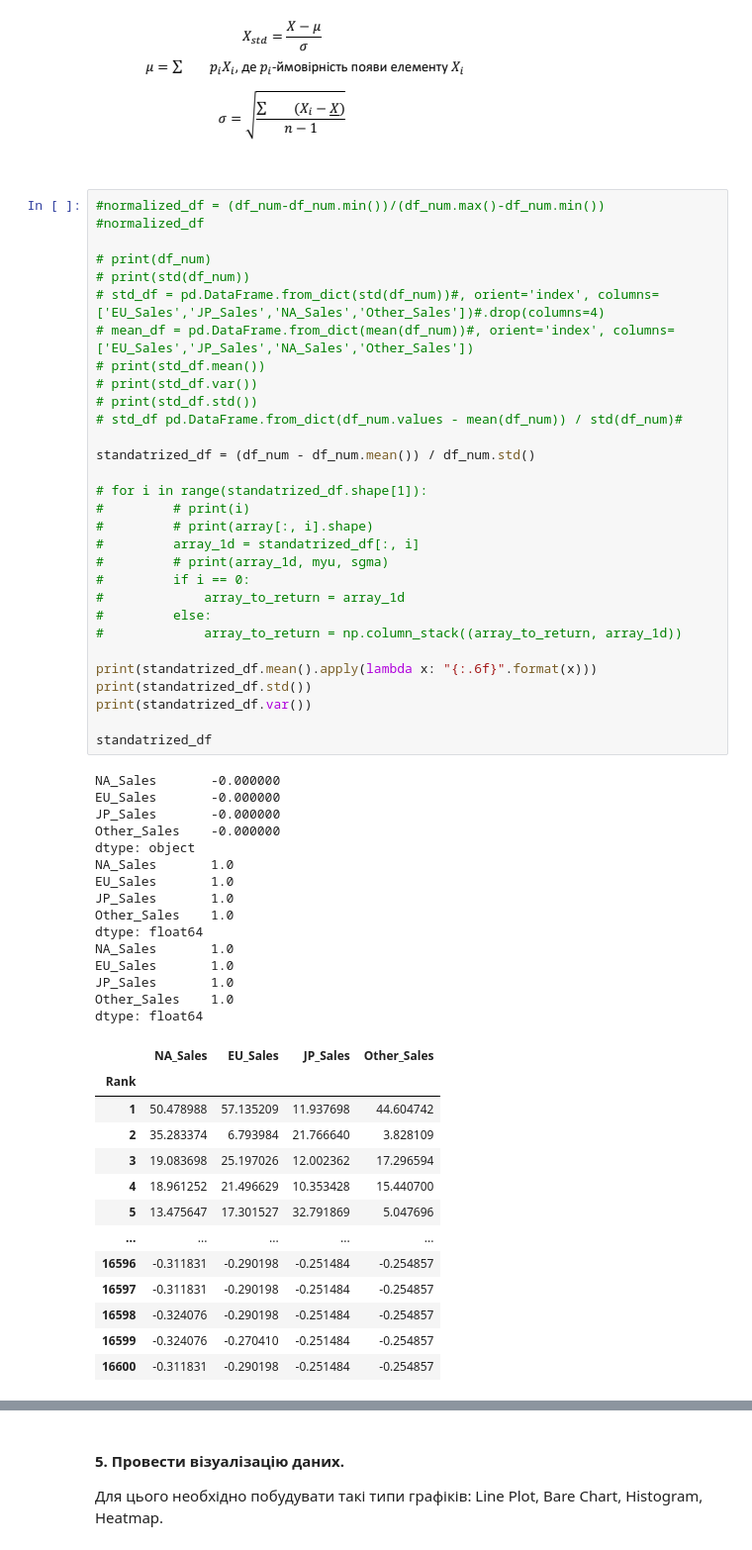
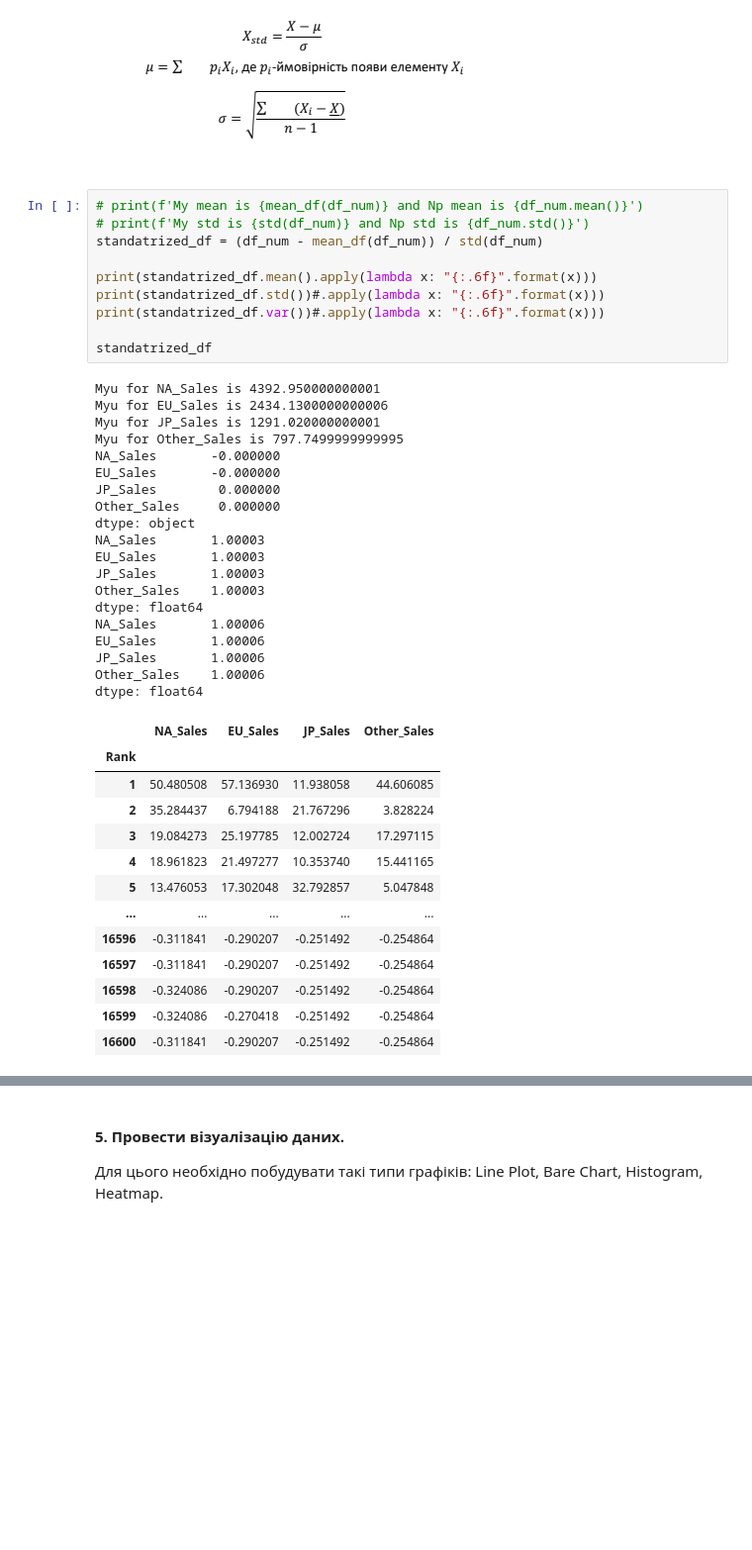
Before and after one commit to KlymentievMaksym/AD-labs, a Jupyter notebook: Coursework/Coursework.ipynb, the cells around one changed output, grey strips where cells are left out. Shown at 99% size. Cells and saved outputs as stored; diff of their text form; blank space fills up the shorter version.

```diff
--- a/Coursework/Coursework.ipynb
+++ b/Coursework/Coursework.ipynb
@@ -401,64 +346,48 @@ array([[4.149e+01, 2.902e+01, 3.770e+00, 8.460e+00],
 # %% [markdown]
 ![image.png](attachment:eb267c03-6fb5-4aed-88e1-b417d92425aa.png)
 # %%
-#normalized_df = (df_num-df_num.min())/(df_num.max()-df_num.min())
-#normalized_df
-
-# print(df_num)
-# print(std(df_num))
-# std_df = pd.DataFrame.from_dict(std(df_num))#, orient='index', columns=['EU_Sales','JP_Sales','NA_Sales','Other_Sales'])#.drop(columns=4)
-# mean_df = pd.DataFrame.from_dict(mean(df_num))#, orient='index', columns=['EU_Sales','JP_Sales','NA_Sales','Other_Sales'])
-# print(std_df.mean())
-# print(std_df.var())
-# print(std_df.std())
-# std_df pd.DataFrame.from_dict(df_num.values - mean(df_num)) / std(df_num)#
-
-standatrized_df = (df_num - df_num.mean()) / df_num.std()
-
-# for i in range(standatrized_df.shape[1]):
-#         # print(i)
-#         # print(array[:, i].shape)
-#         array_1d = standatrized_df[:, i]
-#         # print(array_1d, myu, sgma)
-#         if i == 0:
-#             array_to_return = array_1d
-#         else:
-#             array_to_return = np.column_stack((array_to_return, array_1d))
+# print(f'My mean is {mean_df(df_num)} and Np mean is {df_num.mean()}')
+# print(f'My std is {std(df_num)} and Np std is {df_num.std()}')
+standatrized_df = (df_num - mean_df(df_num)) / std(df_num)
 
 print(standatrized_df.mean().apply(lambda x: "{:.6f}".format(x)))
-print(standatrized_df.std())
-print(standatrized_df.var())
+print(standatrized_df.std())#.apply(lambda x: "{:.6f}".format(x)))
+print(standatrized_df.var())#.apply(lambda x: "{:.6f}".format(x)))
 
 standatrized_df
 # %% [output]
+Myu for NA_Sales is 4392.950000000001
+Myu for EU_Sales is 2434.1300000000006
+Myu for JP_Sales is 1291.020000000001
+Myu for Other_Sales is 797.7499999999995
 NA_Sales       -0.000000
 EU_Sales       -0.000000
-JP_Sales       -0.000000
-Other_Sales    -0.000000
+JP_Sales        0.000000
+Other_Sales     0.000000
 dtype: object
-NA_Sales       1.0
-EU_Sales       1.0
-JP_Sales       1.0
-Other_Sales    1.0
+NA_Sales       1.00003
+EU_Sales       1.00003
+JP_Sales       1.00003
+Other_Sales    1.00003
 dtype: float64
-NA_Sales       1.0
-EU_Sales       1.0
-JP_Sales       1.0
-Other_Sales    1.0
+NA_Sales       1.00006
+EU_Sales       1.00006
+JP_Sales       1.00006
+Other_Sales    1.00006
 dtype: float64
 |  | NA_Sales | EU_Sales | JP_Sales | Other_Sales |
 | Rank |  |  |  |  |
-| 1 | 50.478988 | 57.135209 | 11.937698 | 44.604742 |
-| 2 | 35.283374 | 6.793984 | 21.766640 | 3.828109 |
-| 3 | 19.083698 | 25.197026 | 12.002362 | 17.296594 |
-| 4 | 18.961252 | 21.496629 | 10.353428 | 15.440700 |
-| 5 | 13.475647 | 17.301527 | 32.791869 | 5.047696 |
+| 1 | 50.480508 | 57.136930 | 11.938058 | 44.606085 |
+| 2 | 35.284437 | 6.794188 | 21.767296 | 3.828224 |
+| 3 | 19.084273 | 25.197785 | 12.002724 | 17.297115 |
+| 4 | 18.961823 | 21.497277 | 10.353740 | 15.441165 |
+| 5 | 13.476053 | 17.302048 | 32.792857 | 5.047848 |
 | ... | ... | ... | ... | ... |
-| 16596 | -0.311831 | -0.290198 | -0.251484 | -0.254857 |
-| 16597 | -0.311831 | -0.290198 | -0.251484 | -0.254857 |
-| 16598 | -0.324076 | -0.290198 | -0.251484 | -0.254857 |
-| 16599 | -0.324076 | -0.270410 | -0.251484 | -0.254857 |
-| 16600 | -0.311831 | -0.290198 | -0.251484 | -0.254857 |
+| 16596 | -0.311841 | -0.290207 | -0.251492 | -0.254864 |
+| 16597 | -0.311841 | -0.290207 | -0.251492 | -0.254864 |
+| 16598 | -0.324086 | -0.290207 | -0.251492 | -0.254864 |
+| 16599 | -0.324086 | -0.270418 | -0.251492 | -0.254864 |
+| 16600 | -0.311841 | -0.290207 | -0.251492 | -0.254864 |
 16598 rows × 4 columns
 # %% [markdown]
 #### 5. Провести візуалізацію даних.
```
Also changed, not shown: parts of 6 cells of this notebook.
